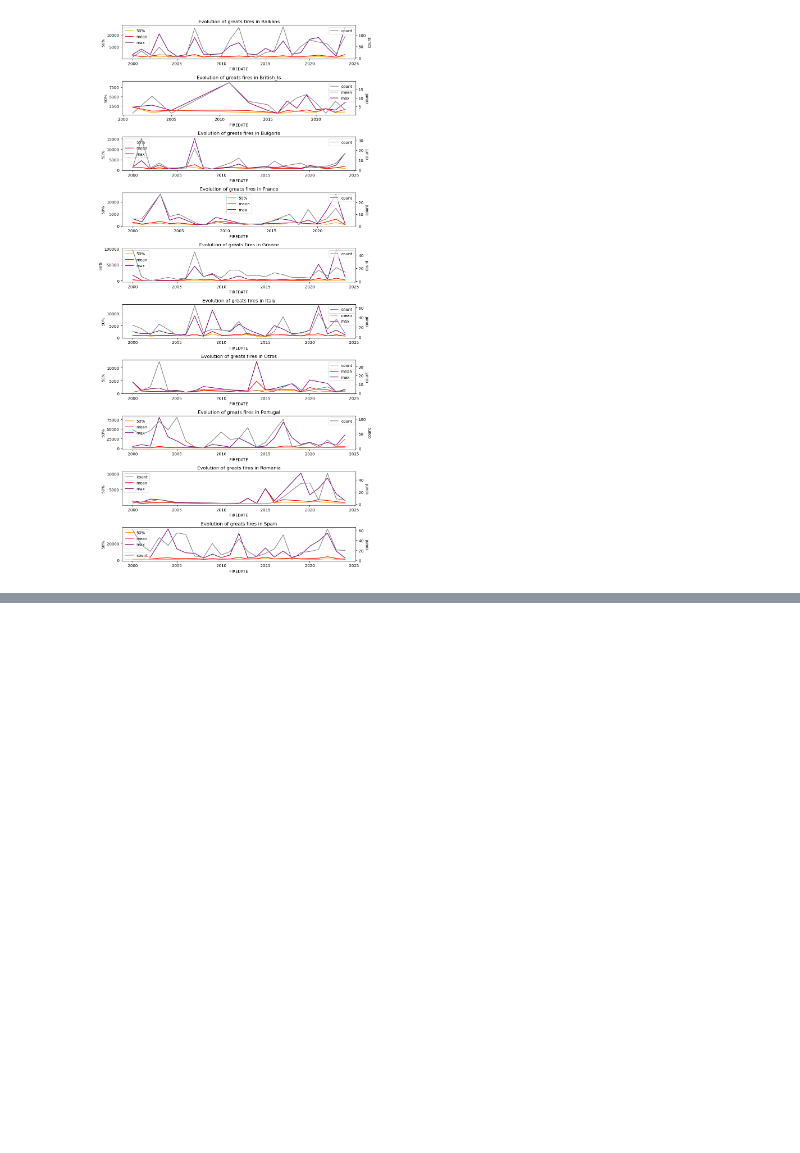
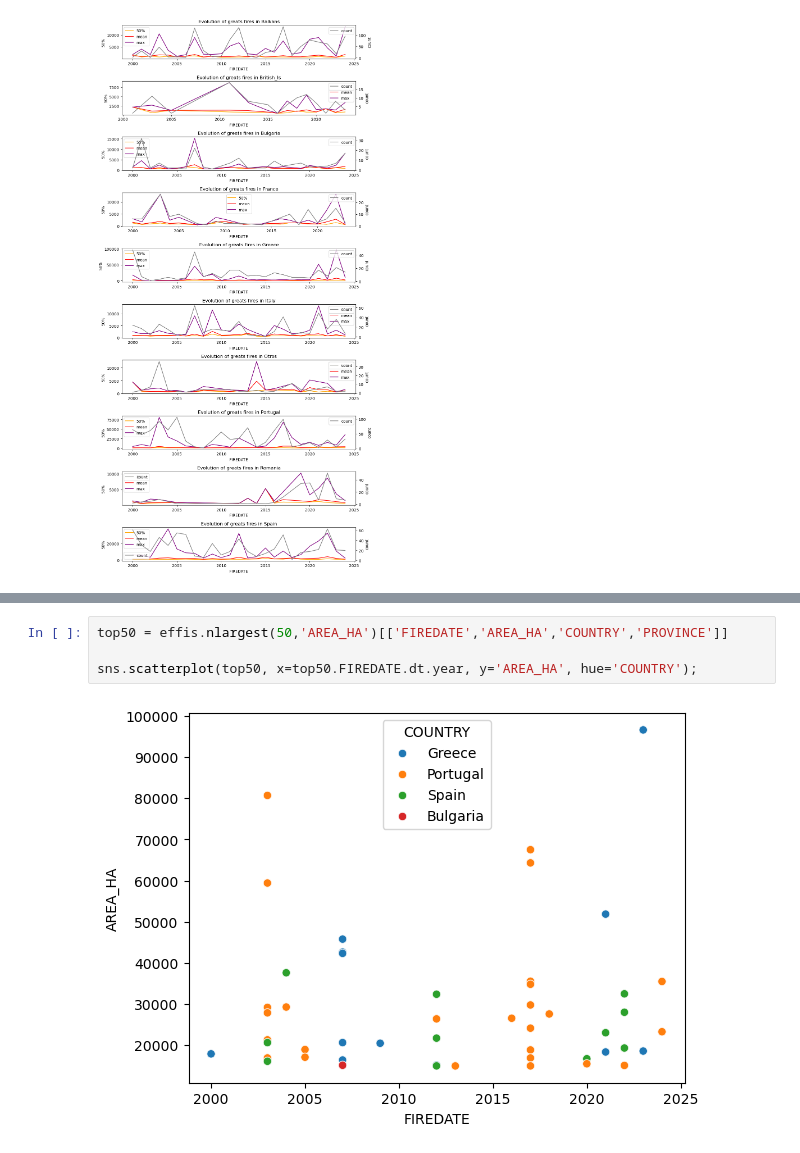
Before and after one commit to vrieraj/EDA_EFFIS, a Jupyter notebook: EDA_EFFIS.ipynb, the cells around one changed output, grey strips where cells are left out. Cells and saved outputs as stored; diff of their text form; blank space fills up the shorter version.

```diff
--- a/EDA_EFFIS.ipynb
+++ b/EDA_EFFIS.ipynb
@@ -648,0 +663,6 @@ pinta_catlines(median_size, 'GIF_GROUP', ['50%','mean','max','count'])
+# %%
+top50 = effis.nlargest(50,'AREA_HA')[['FIREDATE','AREA_HA','COUNTRY','PROVINCE']]
+
+sns.scatterplot(top50, x=top50.FIREDATE.dt.year, y='AREA_HA', hue='COUNTRY');
+# %% [output]
+[figure, added]
```
Also changed, not shown: parts of 1 cell of this notebook.
